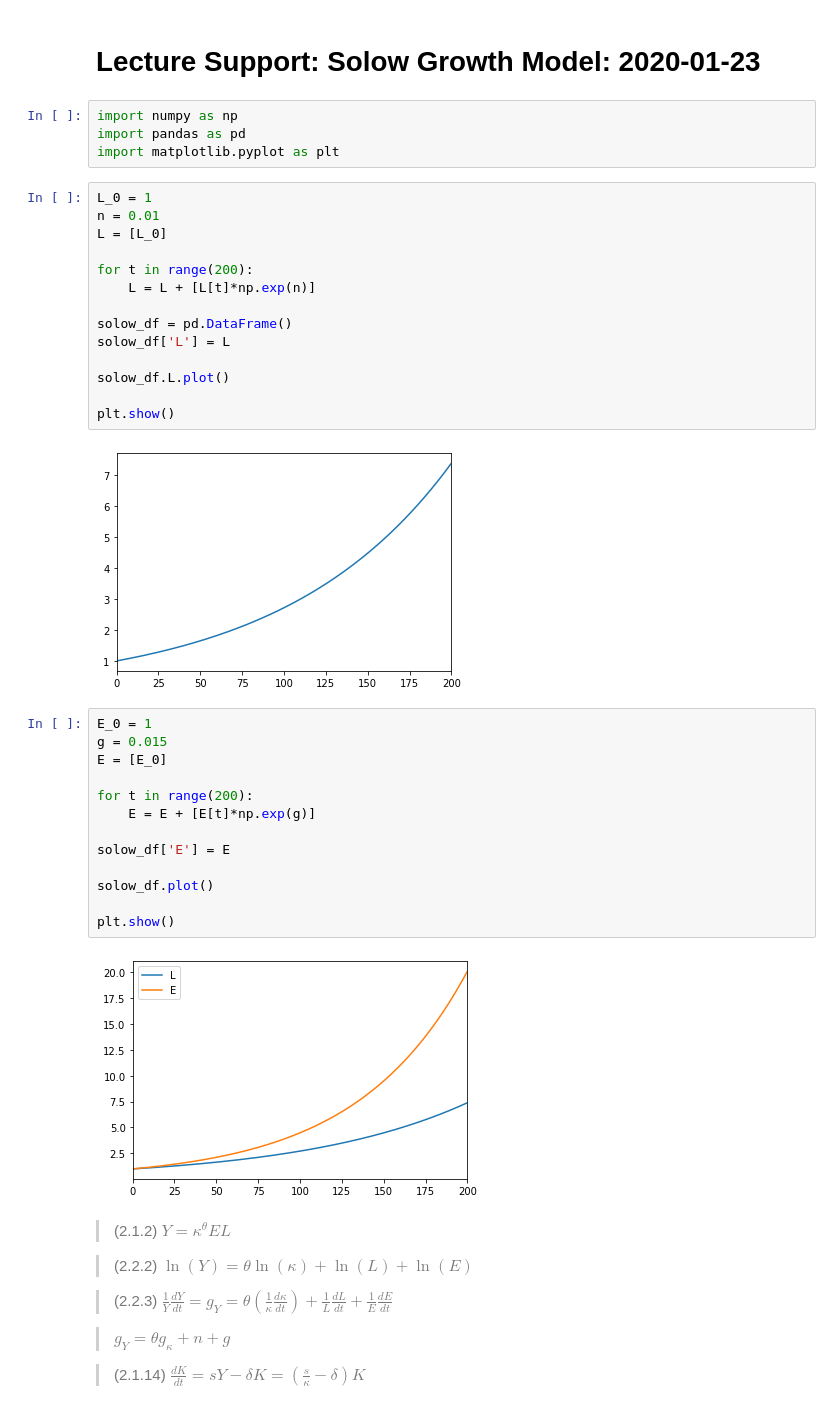
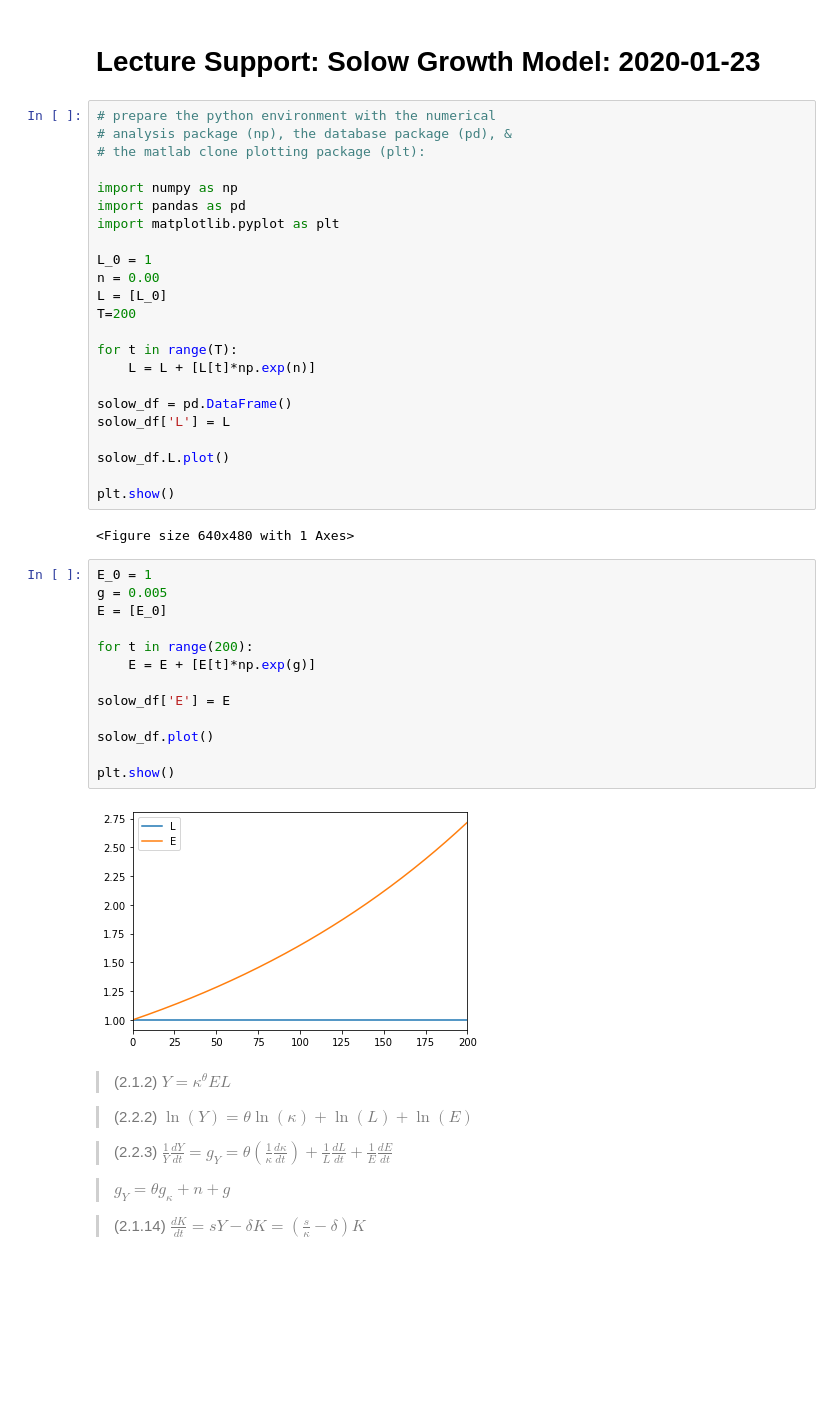
Before and after one commit to braddelong/LS2019, a Jupyter notebook: lecture-support-solow-2020-01-23.ipynb, the cells around one changed output. Drawn from its saved outputs; the diff is of its cells as text; blank space fills up the shorter version.

```diff
--- a/lecture-support-solow-2020-01-23.ipynb
+++ b/lecture-support-solow-2020-01-23.ipynb
@@ -1,15 +1,20 @@
 # %% [markdown]
 # <font color="880000">Lecture Support: Solow Growth Model: 2020-01-23</font>
-# %%
-import numpy as np
-import pandas as pd
-import matplotlib.pyplot as plt
 # %%
+# prepare the python environment with the numerical
+# analysis package (np), the database package (pd), &
+# the matlab clone plotting package (plt):
+
+import numpy as np
+import pandas as pd
+import matplotlib.pyplot as plt
+
 L_0 = 1
-n = 0.01
+n = 0.00
 L = [L_0]
+T=200
 
-for t in range(200):
+for t in range(T):
     L = L + [L[t]*np.exp(n)]
 
 solow_df = pd.DataFrame()
@@ -19,22 +24,22 @@ solow_df.L.plot()
 
 plt.show()
 # %% [output]
-[figure, removed]
+<Figure size 640x480 with 1 Axes>
 # %%
 E_0 = 1
-g = 0.015
+g = 0.005
 E = [E_0]
 
 for t in range(200):
     E = E + [E[t]*np.exp(g)]
 
 solow_df['E'] = E
 
 solow_df.plot()
 
 plt.show()
 # %% [output]
-[figure, old version]
+[figure, new version]
 # %% [markdown]
 >(2.1.2) $ Y = \kappa^\theta E L  $
 
```
Also changed, not shown: parts of 2 cells of this notebook.
